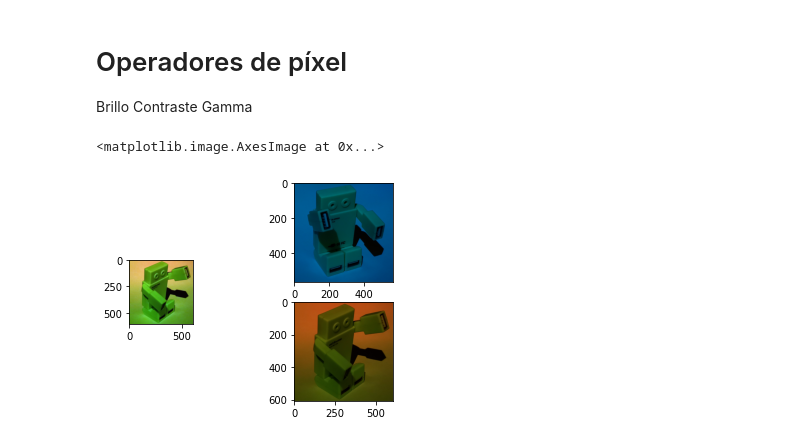
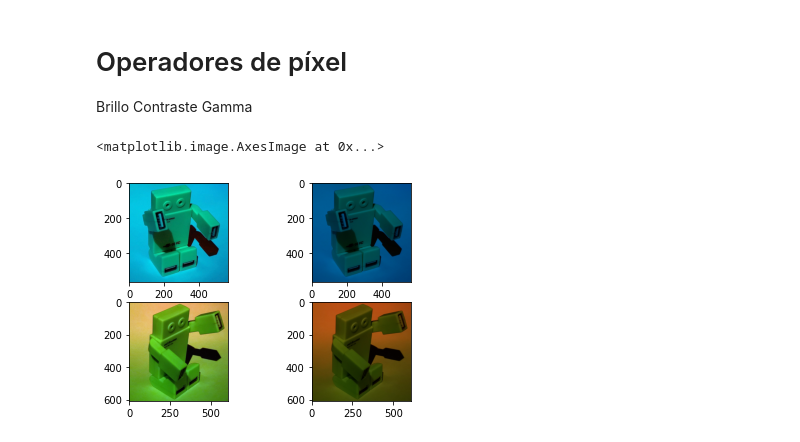
Before and after one commit to pseverini84/vpc1, a Jupyter notebook: TP1/02.WhitePatch.ipynb, the cells around one changed output. Saved outputs shown, nothing was run; the diff lists cells and outputs as text; code cells hidden in the pictures.

```diff
--- a/TP1/02.WhitePatch.ipynb
+++ b/TP1/02.WhitePatch.ipynb
@@ -36,32 +36,32 @@ np.clip(img_mod, 0, 255, out=img_mod)   # Clip trunca a lo que se le diga (0 a 2
 img_mod=img_mod.astype('uint8') # Hay que castear a 8 bits
 ax3=plt.subplot(221)
 ax3.imshow(img_mod, cmap='gray', vmin=0, vmax=255)
 
 ax3=plt.subplot(222)
 ax3.imshow(imgRGB, cmap='gray', vmin=0, vmax=255)
 
 
 img = cv.imread('WP_O.png')
 imgRGB = cv.cvtColor(img, cv.COLOR_BGR2RGB)
 
 img_mod=imgRGB.copy()
 
 maxR=np.max(imgRGB[:,:,0])
 maxG=np.max(imgRGB[:,:,1])
 maxB=np.max(imgRGB[:,:,2])
 
 img_mod[:,:,0]=(255/maxR)*imgRGB[:,:,0]
 img_mod[:,:,1]=(255/maxG)*imgRGB[:,:,1]
 img_mod[:,:,2]=(255/maxB)*imgRGB[:,:,2]
 
 img_mod=img_mod.round()
 np.clip(img_mod, 0, 255, out=img_mod)   # Clip trunca a lo que se le diga (0 a 255)
 img_mod=img_mod.astype('uint8') # Hay que castear a 8 bits
-ax3=plt.subplot(323)
+ax3=plt.subplot(223)
 ax3.imshow(img_mod, cmap='gray', vmin=0, vmax=255)
 
 ax3=plt.subplot(224)
 ax3.imshow(imgRGB, cmap='gray', vmin=0, vmax=255)
 # %% [output]
 <matplotlib.image.AxesImage at 0x...>
-[figure, old version]
+[figure, new version]
```
Also changed, not shown: 1 other file.
